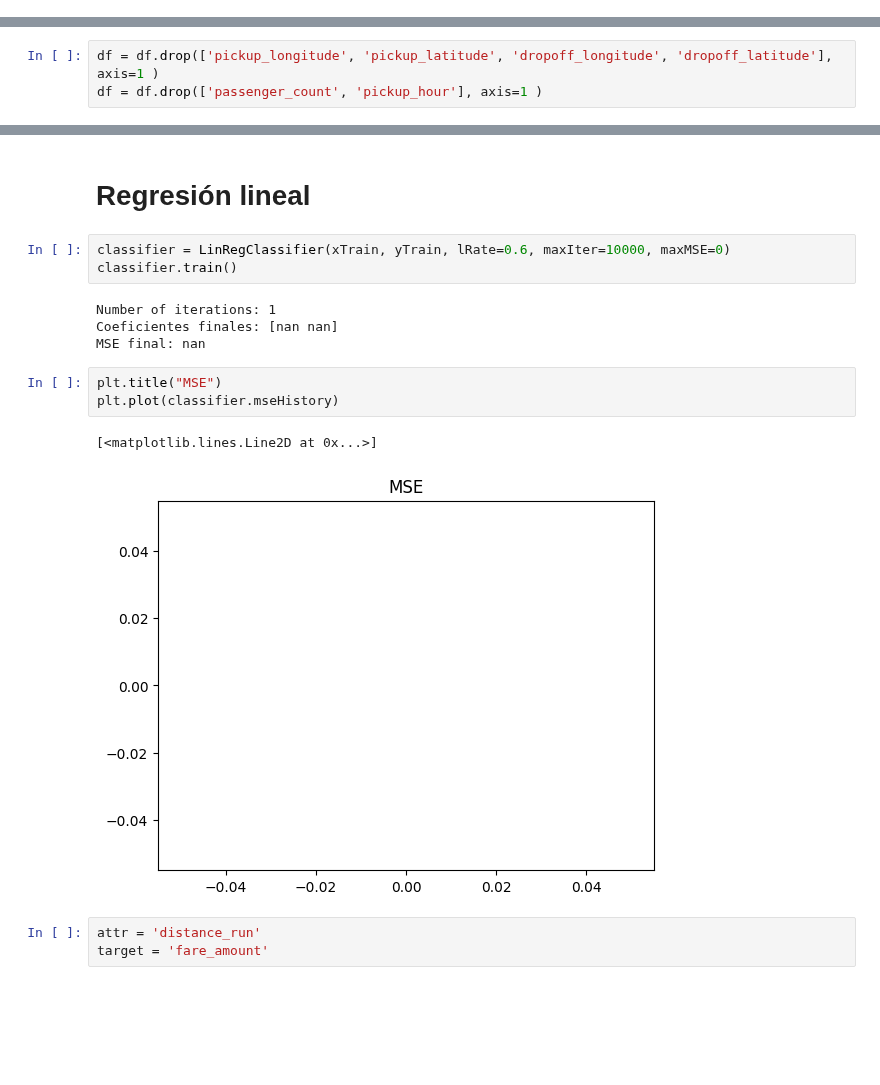
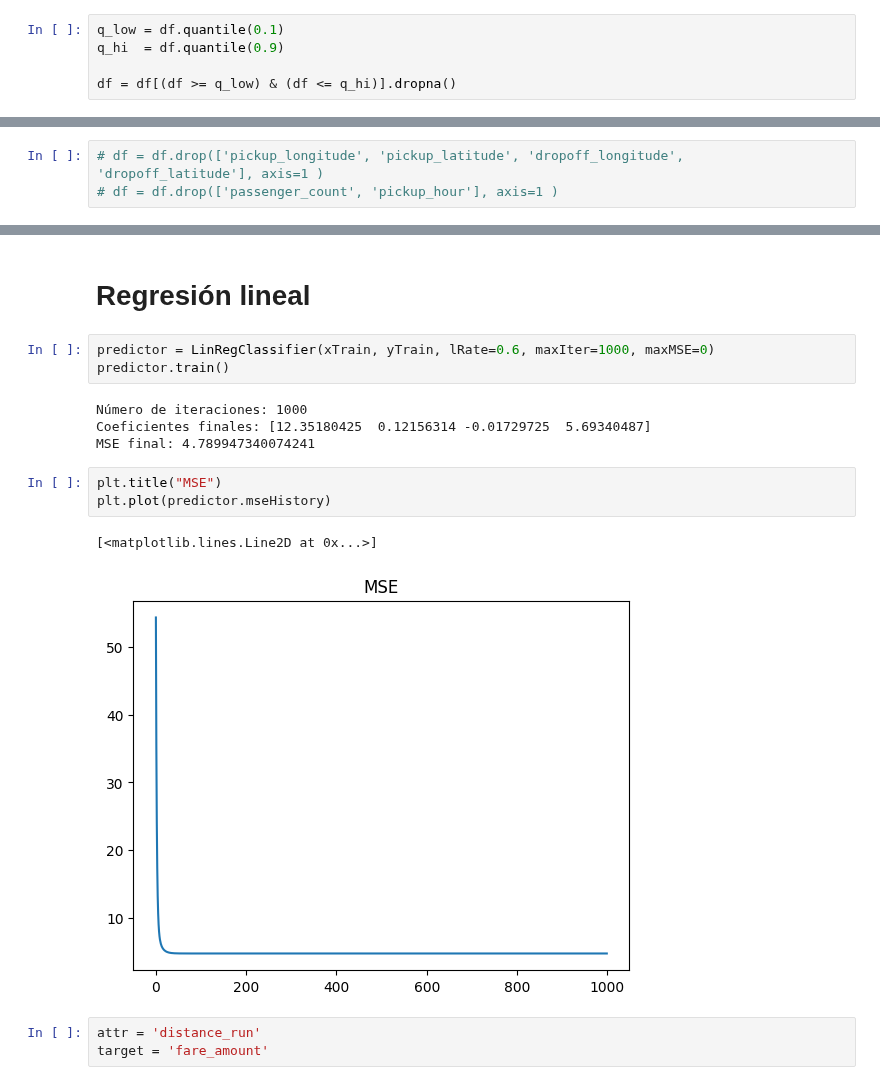
Before and after one commit to gag1005/Mineria-de-datos, a Jupyter notebook: practica3/practica3.ipynb, the cells around one changed output, grey strips where cells are left out. Saved outputs shown, nothing was run; the diff lists cells and outputs as text; blank space fills up the shorter version.

```diff
--- a/practica3/practica3.ipynb
+++ b/practica3/practica3.ipynb
@@ -124,3 +111,8 @@ TypeError: any() takes 1 positional argument but 2 positional arguments (and 1 k
+# %%
+q_low = df.quantile(0.1)
+q_hi  = df.quantile(0.9)
+
+df = df[(df >= q_low) & (df <= q_hi)].dropna()
 # %%
 df
 # %% [output]
@@ -156,6 +144,6 @@ df.drop(df[df['dropoff_latitude'] < 10  ].index, inplace=True)
 # %%
-df = df.drop(['pickup_longitude', 'pickup_latitude', 'dropoff_longitude', 'dropoff_latitude'], axis=1 )
-df = df.drop(['passenger_count', 'pickup_hour'], axis=1 )
+# df = df.drop(['pickup_longitude', 'pickup_latitude', 'dropoff_longitude', 'dropoff_latitude'], axis=1 )
+# df = df.drop(['passenger_count', 'pickup_hour'], axis=1 )
 # %%
 df.head()
 # %% [output]
@@ -200,18 +188,18 @@ yTest: (40000, 1)
 # %% [markdown]
 # Regresión lineal
 # %%
-classifier = LinRegClassifier(xTrain, yTrain, lRate=0.6, maxIter=10000, maxMSE=0)
-classifier.train()
+predictor = LinRegClassifier(xTrain, yTrain, lRate=0.6, maxIter=1000, maxMSE=0)
+predictor.train()
 # %% [output]
-Number of iterations: 1
-Coeficientes finales: [nan nan]
-MSE final: nan
+Número de iteraciones: 1000
+Coeficientes finales: [12.35180425  0.12156314 -0.01729725  5.69340487]
+MSE final: 4.789947340074241
 # %%
 plt.title("MSE")
-plt.plot(classifier.mseHistory)
+plt.plot(predictor.mseHistory)
 # %% [output]
 [<matplotlib.lines.Line2D at 0x...>]
-[figure, old version]
+[figure, new version]
 # %%
 attr = 'distance_run'
 target = 'fare_amount'
```
Also changed, not shown: parts of 15 cells of this notebook, 1 other file.
